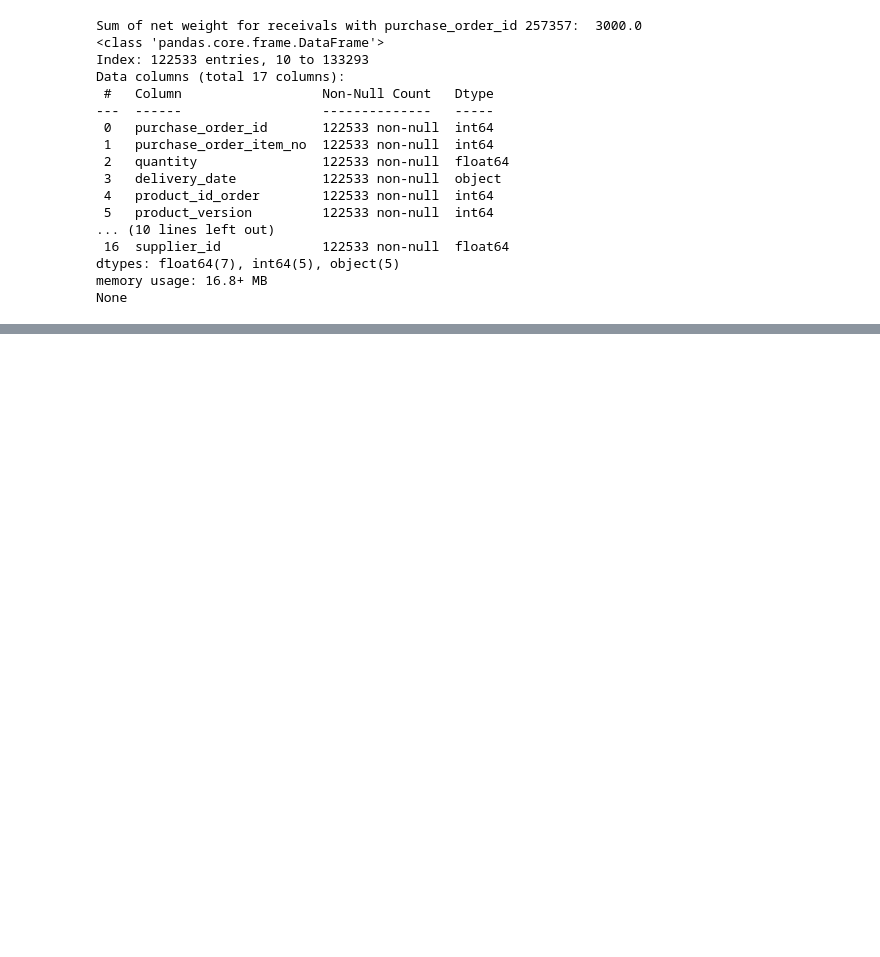
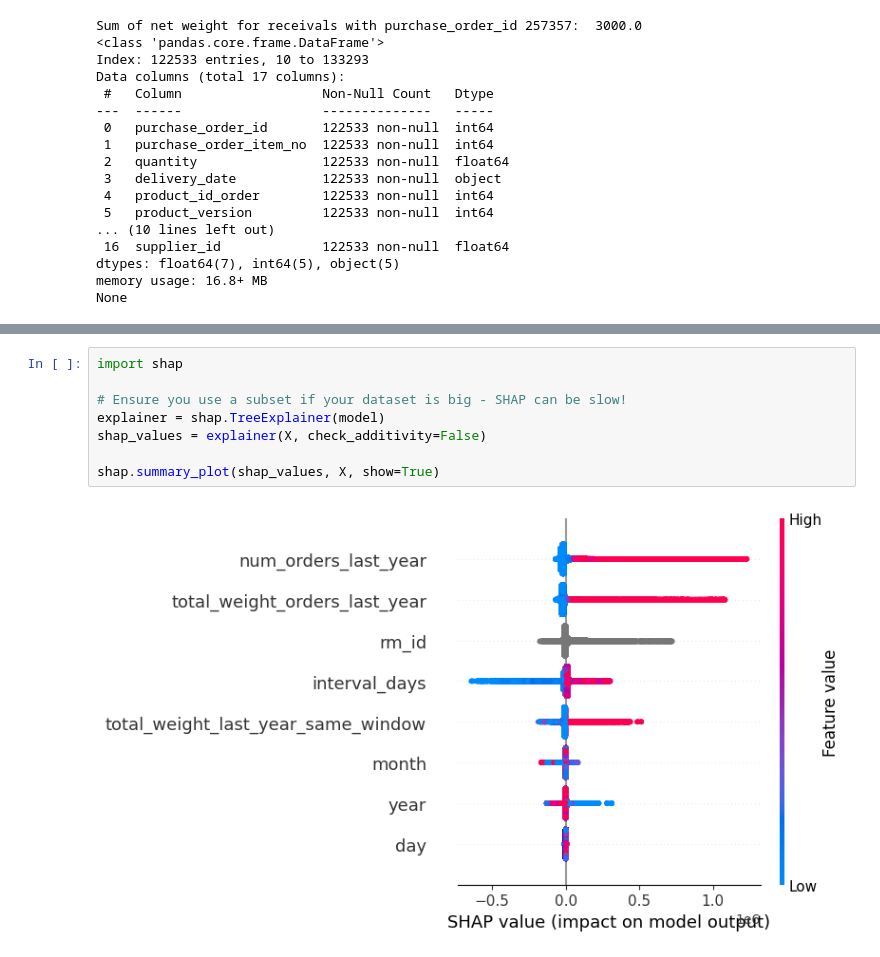
Before and after one commit to ChristianFredrikJohnsen/TDT4173-ModernML, a Jupyter notebook: christian/basic_xgboost.ipynb, the cells around one changed output, grey strips where cells are left out. Cells and saved outputs as stored; diff of their text form; blank space fills up the shorter version.

```diff
--- a/christian/basic_xgboost.ipynb
+++ b/christian/basic_xgboost.ipynb
@@ -289,0 +474,10 @@ print(agg_df.head(20))
+# %%
+import shap
+
+# Ensure you use a subset if your dataset is big - SHAP can be slow!
+explainer = shap.TreeExplainer(model)
+shap_values = explainer(X, check_additivity=False)
+
+shap.summary_plot(shap_values, X, show=True)
+# %% [output]
+[figure, added]
```
Also changed, not shown: parts of 19 cells of this notebook.
